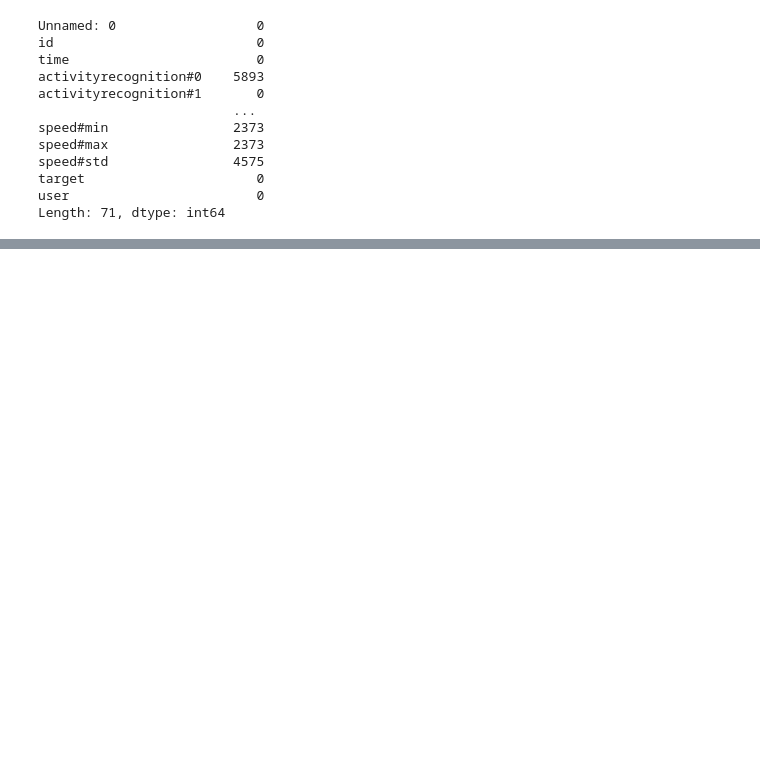
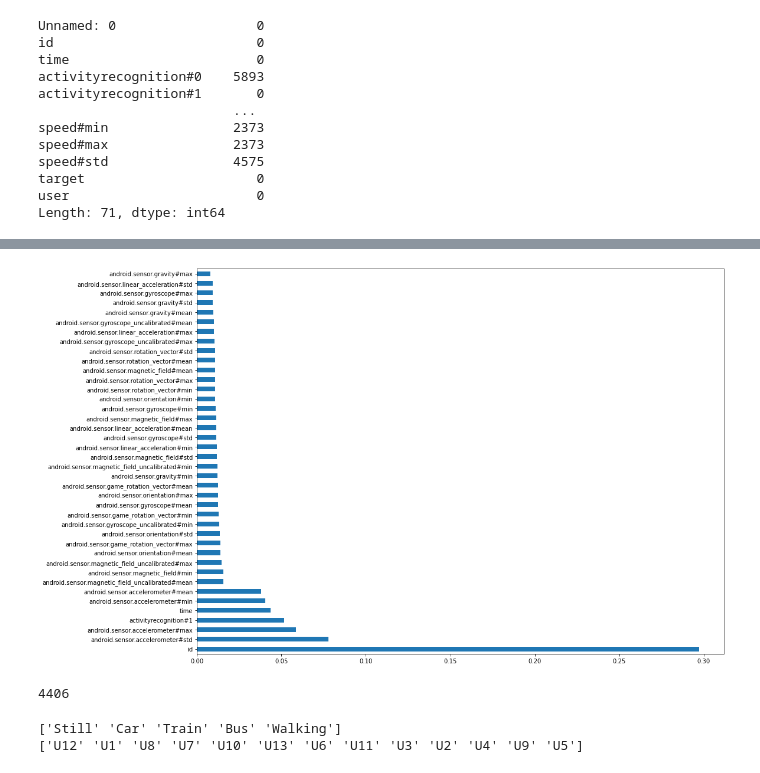
Before and after one commit to Islompulatov/Build_week_2, a Jupyter notebook: data_prep.ipynb, the cells around one changed output, grey strips where cells are left out. Saved outputs shown, nothing was run; the diff lists cells and outputs as text; code cells hidden in the pictures; blank space fills up the shorter version.

```diff
--- a/data_prep.ipynb
+++ b/data_prep.ipynb
@@ -123,0 +163,3 @@ Length: 71, dtype: int64
+# %%
+new_target = oe.transform(final_data[['target','user']])
+new_target
@@ -123,0 +184,3 @@ Length: 71, dtype: int64
+# %%
+x = final_data.drop(['target', 'user', 'Unnamed: 0'], axis=1)
+y = new_target
@@ -123,0 +215,5 @@ Length: 71, dtype: int64
+# %%
+from sklearn.tree import ExtraTreeClassifier
+extra_tree = ExtraTreeClassifier()
+# %%
+extra_tree.fit(x,y)
@@ -123,0 +234,17 @@ Length: 71, dtype: int64
+# %%
+importance_feat = pd.Series(extra_tree.feature_importances_, index=x.columns)
+plt.figure(figsize=(16,12))
+importance_feat.nlargest(40).plot(kind = 'barh')
+plt.show()
+# %% [output]
+[figure, added]
+# %%
+five_second_data['android.sensor.step_counter#mean'].isnull().sum()
+# %% [output]
+4406
+# %%
+print(five_second_data['target'].unique())
+print(five_second_data['user'].unique())
+# %% [output]
+['Still' 'Car' 'Train' 'Bus' 'Walking']
+['U12' 'U1' 'U8' 'U7' 'U10' 'U13' 'U6' 'U11' 'U3' 'U2' 'U4' 'U9' 'U5']
```
Also changed, not shown: parts of 23 cells of this notebook.
